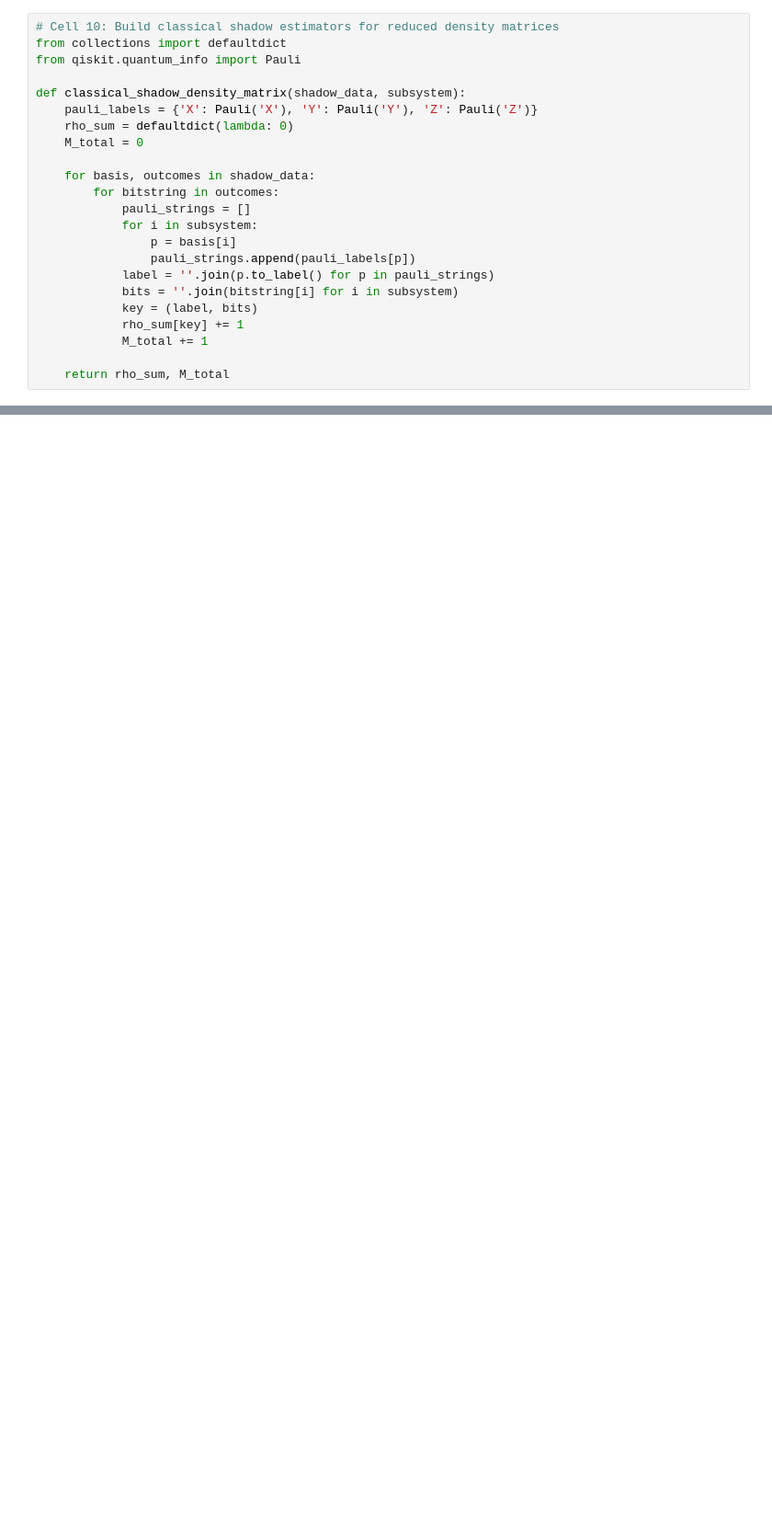
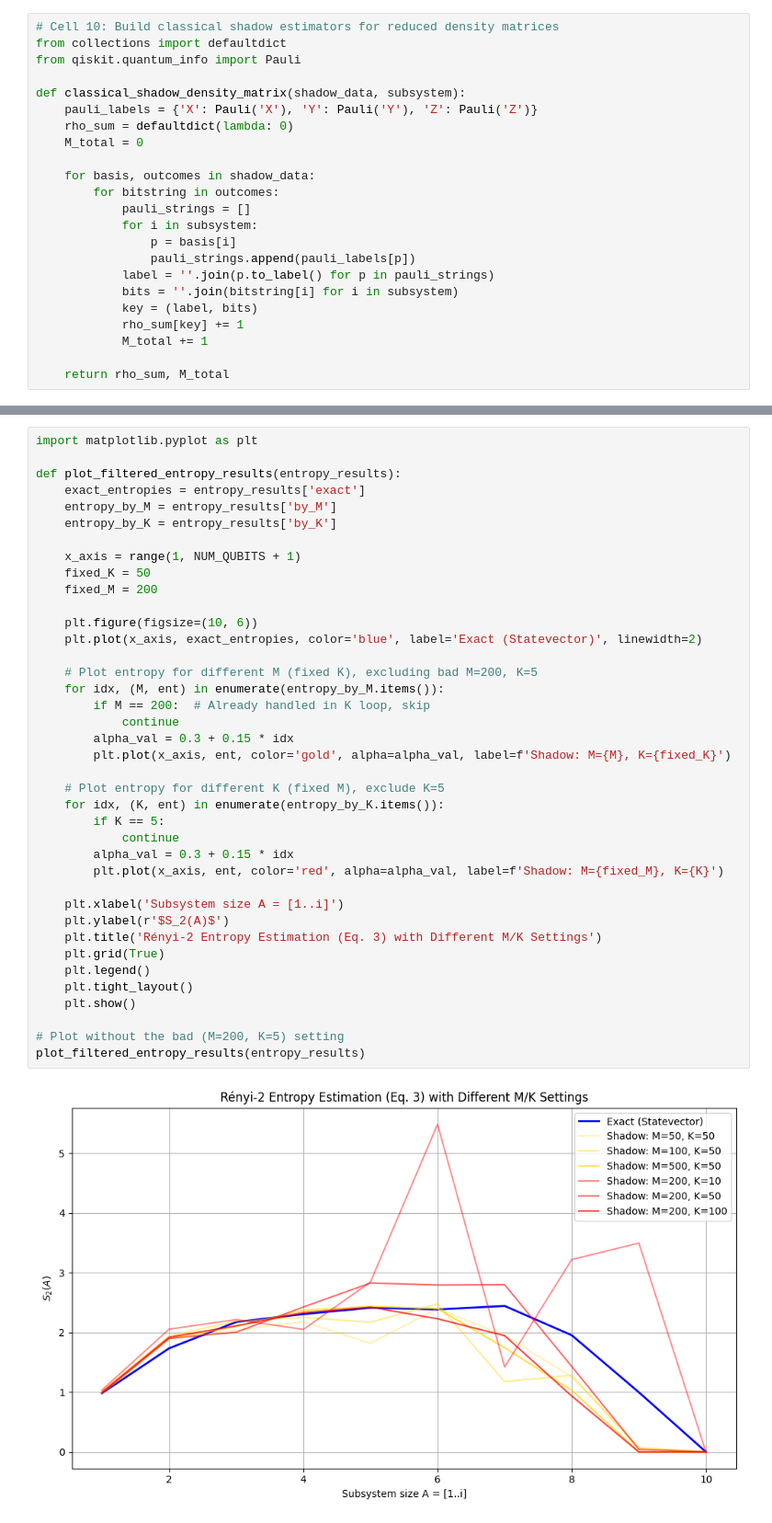
Before and after one commit to LI-SUJU/AQA_miniproject, a Jupyter notebook: AQA_miniproject.ipynb, the cells around one changed output, grey strips where cells are left out. Shown at 92% size. Drawn from its saved outputs; the diff is of its cells as text; blank space fills up the shorter version.

```diff
--- a/AQA_miniproject.ipynb
+++ b/AQA_miniproject.ipynb
@@ -192 +305,42 @@ plt.show()
+# %%
+import matplotlib.pyplot as plt
+
+def plot_filtered_entropy_results(entropy_results):
+    exact_entropies = entropy_results['exact']
+    entropy_by_M = entropy_results['by_M']
+    entropy_by_K = entropy_results['by_K']
+
+    x_axis = range(1, NUM_QUBITS + 1)
+    fixed_K = 50
+    fixed_M = 200
+
+    plt.figure(figsize=(10, 6))
+    plt.plot(x_axis, exact_entropies, color='blue', label='Exact (Statevector)', linewidth=2)
+
+    # Plot entropy for different M (fixed K), excluding bad M=200, K=5
+    for idx, (M, ent) in enumerate(entropy_by_M.items()):
+        if M == 200:  # Already handled in K loop, skip
+            continue
+        alpha_val = 0.3 + 0.15 * idx
+        plt.plot(x_axis, ent, color='gold', alpha=alpha_val, label=f'Shadow: M={M}, K={fixed_K}')
+
+    # Plot entropy for different K (fixed M), exclude K=5
+    for idx, (K, ent) in enumerate(entropy_by_K.items()):
+        if K == 5:
+            continue
+        alpha_val = 0.3 + 0.15 * idx
+        plt.plot(x_axis, ent, color='red', alpha=alpha_val, label=f'Shadow: M={fixed_M}, K={K}')
+
+    plt.xlabel('Subsystem size A = [1..i]')
+    plt.ylabel(r'$S_2(A)$')
+    plt.title('Rényi-2 Entropy Estimation (Eq. 3) with Different M/K Settings')
+    plt.grid(True)
+    plt.legend()
+    plt.tight_layout()
+    plt.show()
+
+# Plot without the bad (M=200, K=5) setting
+plot_filtered_entropy_results(entropy_results)
+# %% [output]
+[figure, added]
 # %%
```
Also changed, not shown: parts of 8 cells of this notebook, 1 other file.
